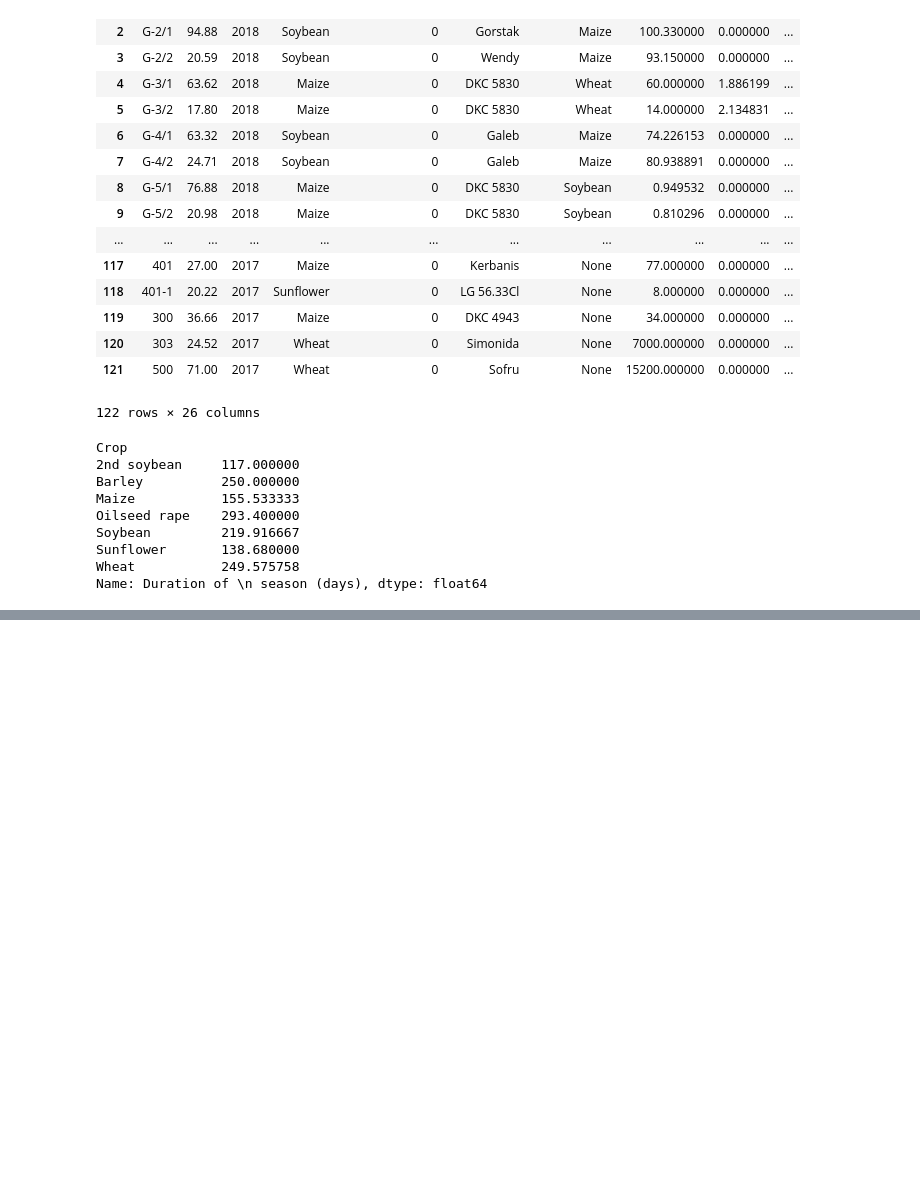
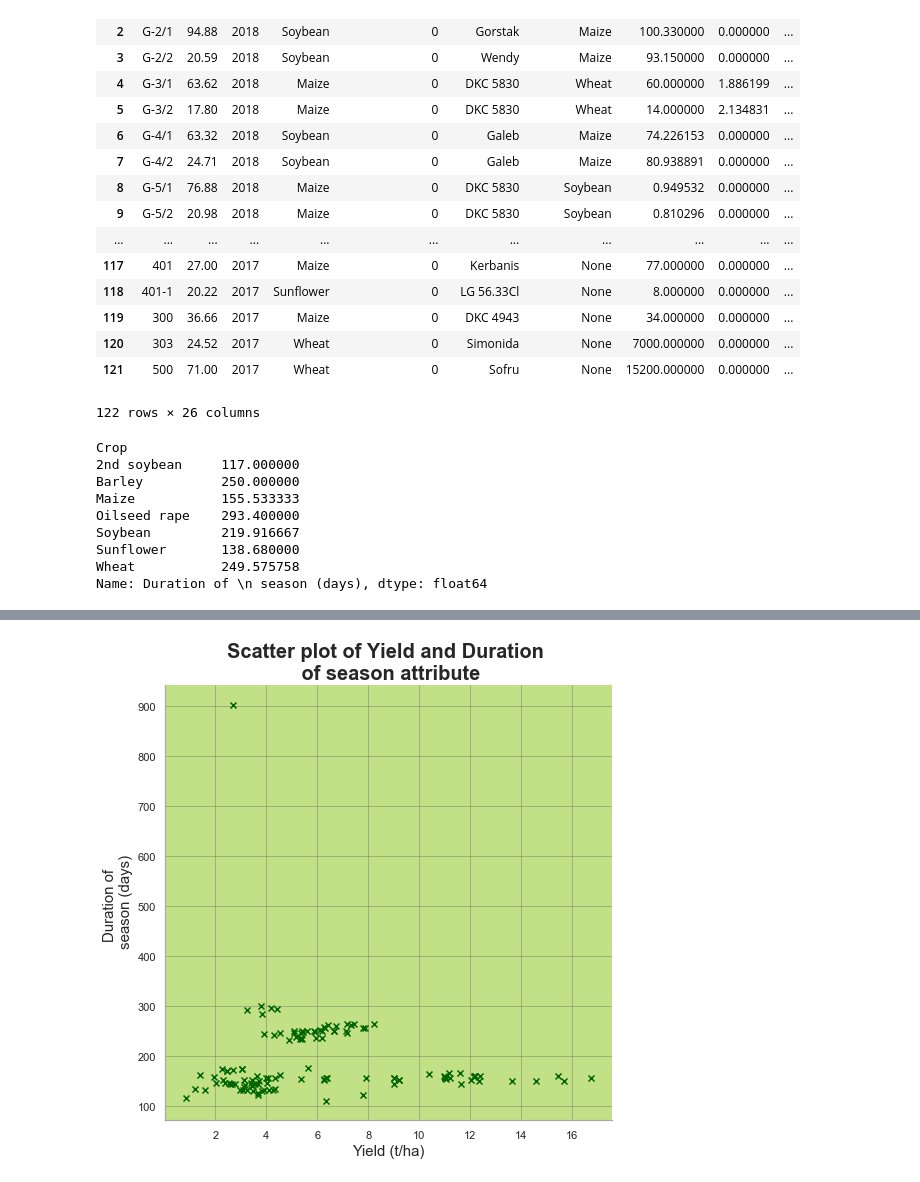
Before and after one commit to AndreaM1996/Project5, a Jupyter notebook: Project5.ipynb, the cells around one changed output, grey strips where cells are left out. Saved outputs shown, nothing was run; the diff lists cells and outputs as text; code cells hidden in the pictures; blank space fills up the shorter version.

```diff
--- a/Project5.ipynb
+++ b/Project5.ipynb
@@ -514,0 +589,19 @@ corr(dfcorr)
+# %%
+fig = plt.figure(figsize=(8,8))
+ax = fig.add_subplot(111)
+ax.scatter(np.array(dfcorr['Yield']),np.array(dfcorr['Duration of \n season (days)']), c=('darkgreen'), marker = 'x')
+ax.set_title('Scatter plot of Yield and Duration \n of season attribute',fontweight='bold',fontsize=20)
+ax.set_xlabel('Yield (t/ha)',fontsize=15)
+ax.set_ylabel('Duration of \n season (days)',fontsize=15)
+ax.grid(True,color='dimgray',alpha=0.4)
+ax.spines['right'].set_visible(False)
+ax.spines['top'].set_visible(False)
+ax.spines['bottom'].set_color('darkgray')
+ax.spines['left'].set_color('darkgray')
+ax.set_facecolor('#c2e085')
+
+fig.savefig('scatter.png',bbox_inches='tight',transparent=True)
+plt.show()
+plt.close(fig)
+# %% [output]
+[figure, added]
```
Also changed, not shown: parts of 64 cells of this notebook.
